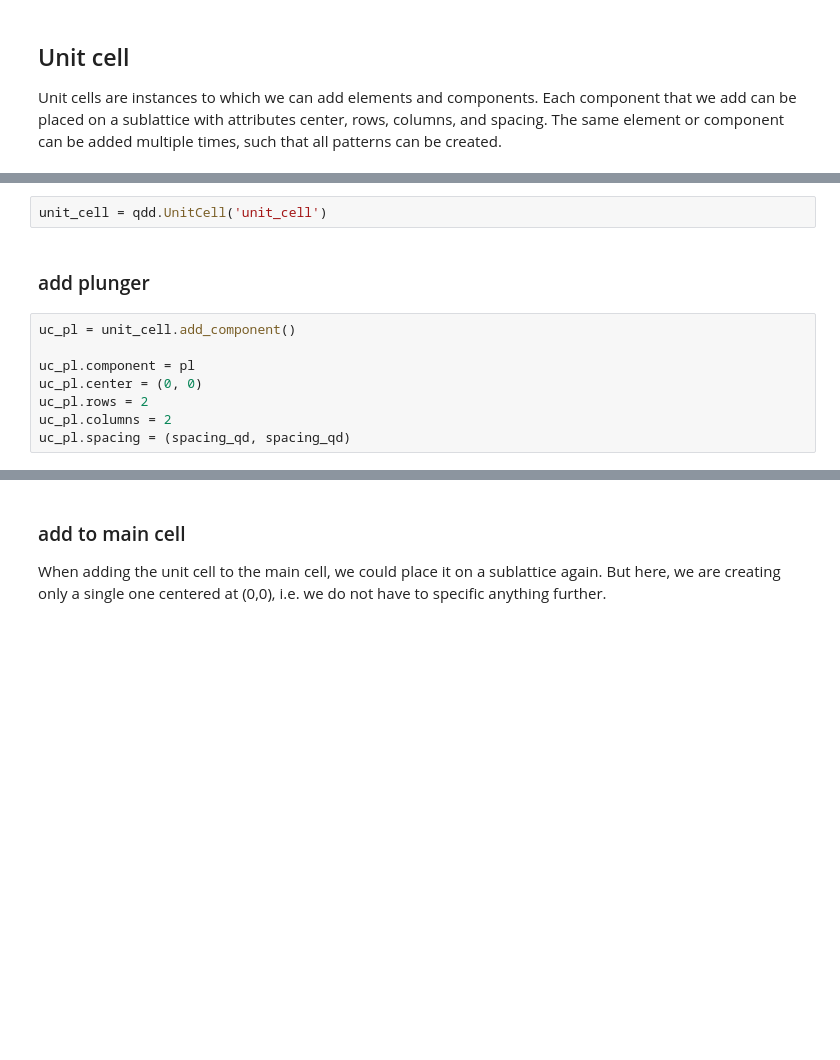
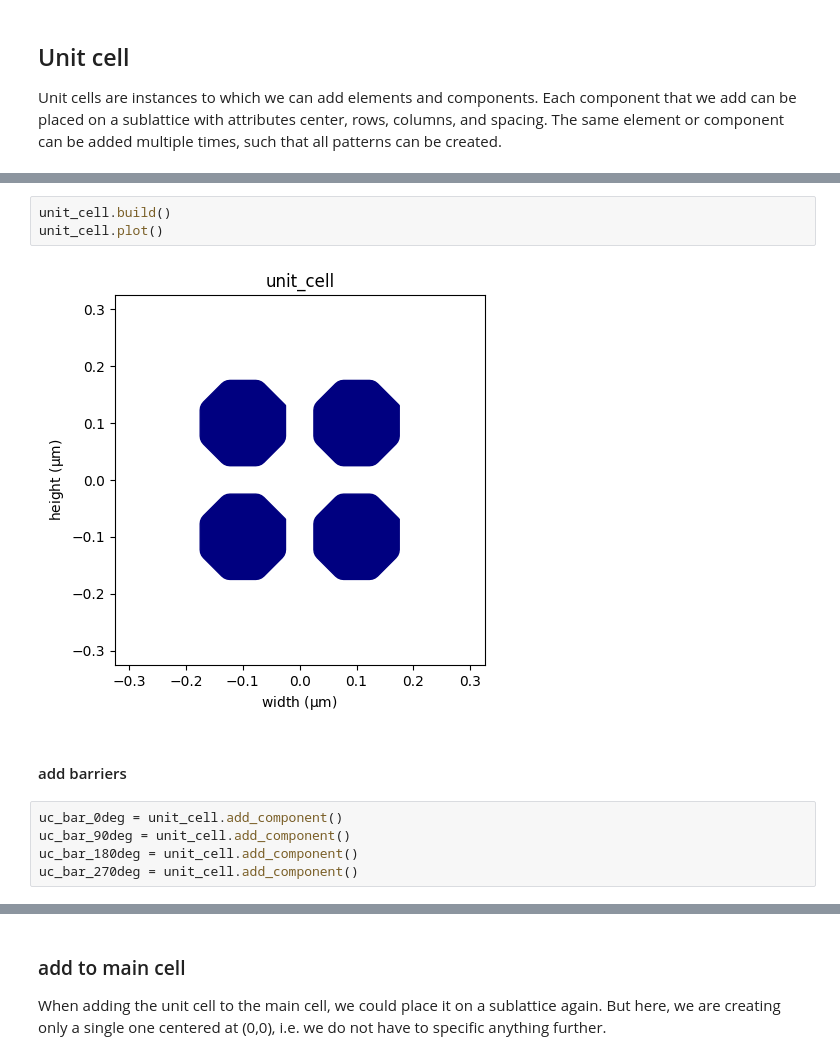
Before and after one commit to valentinjohn/quantum-dot-designer, a Jupyter notebook: instructions/qdd_example_notebook.ipynb, the cells around one changed output, grey strips where cells are left out. Drawn from its saved outputs; the diff is of its cells as text; blank space fills up the shorter version.

```diff
--- a/instructions/qdd_example_notebook.ipynb
+++ b/instructions/qdd_example_notebook.ipynb
@@ -191,12 +233,12 @@ Unit cells are instances to which we can add elements and components. Each compo
 # %%
-unit_cell = qdd.UnitCell('unit_cell')
+unit_cell.build()
+unit_cell.plot()
+# %% [output]
+[figure, added]
 # %% [markdown]
-### add plunger
+#### add barriers
-# %%
-uc_pl = unit_cell.add_component()
-
-uc_pl.component = pl
-uc_pl.center = (0, 0)
-uc_pl.rows = 2
-uc_pl.columns = 2
-uc_pl.spacing = (spacing_qd, spacing_qd)
+# %%
+uc_bar_0deg = unit_cell.add_component()
+uc_bar_90deg = unit_cell.add_component()
+uc_bar_180deg = unit_cell.add_component()
+uc_bar_270deg = unit_cell.add_component()
```
Also changed, not shown: parts of 239 cells of this notebook.
